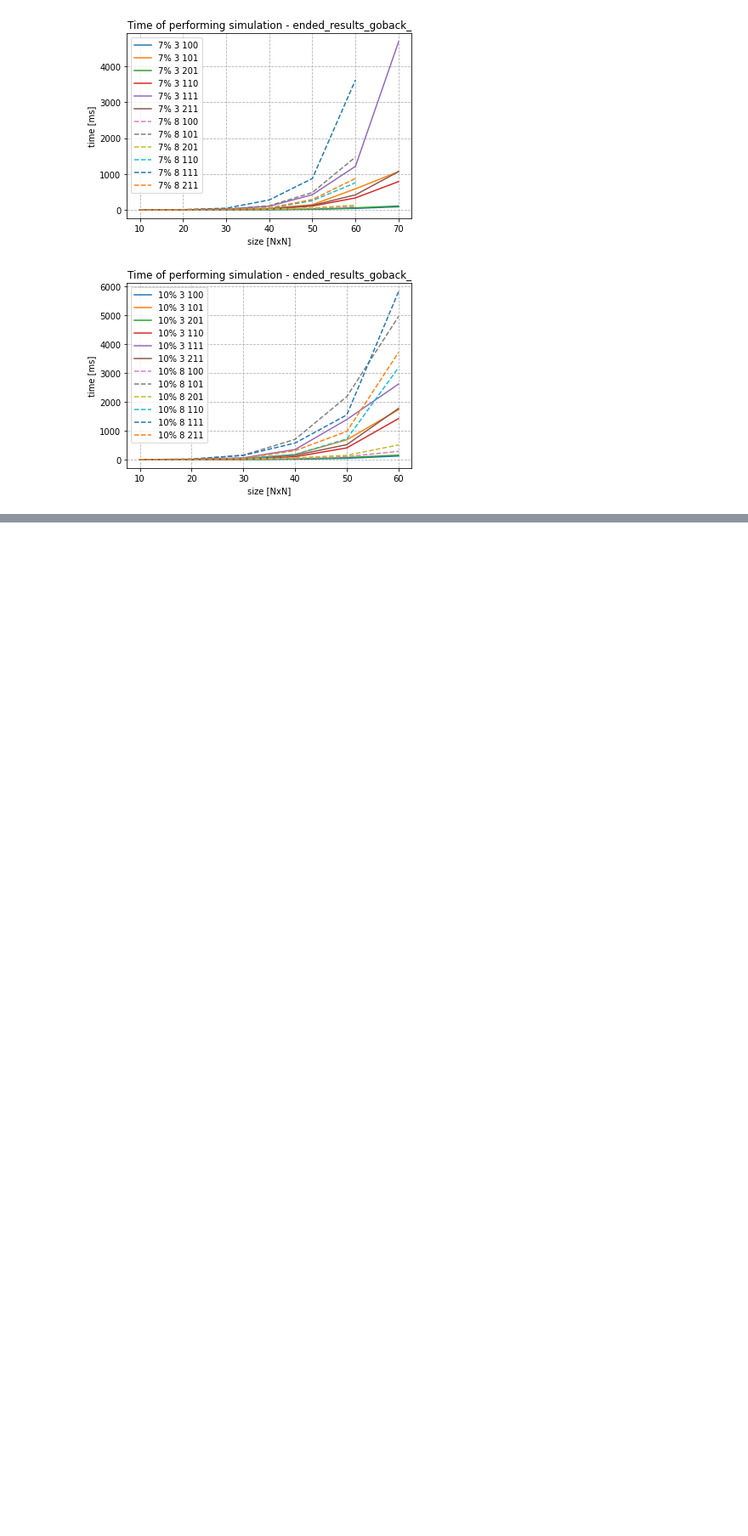
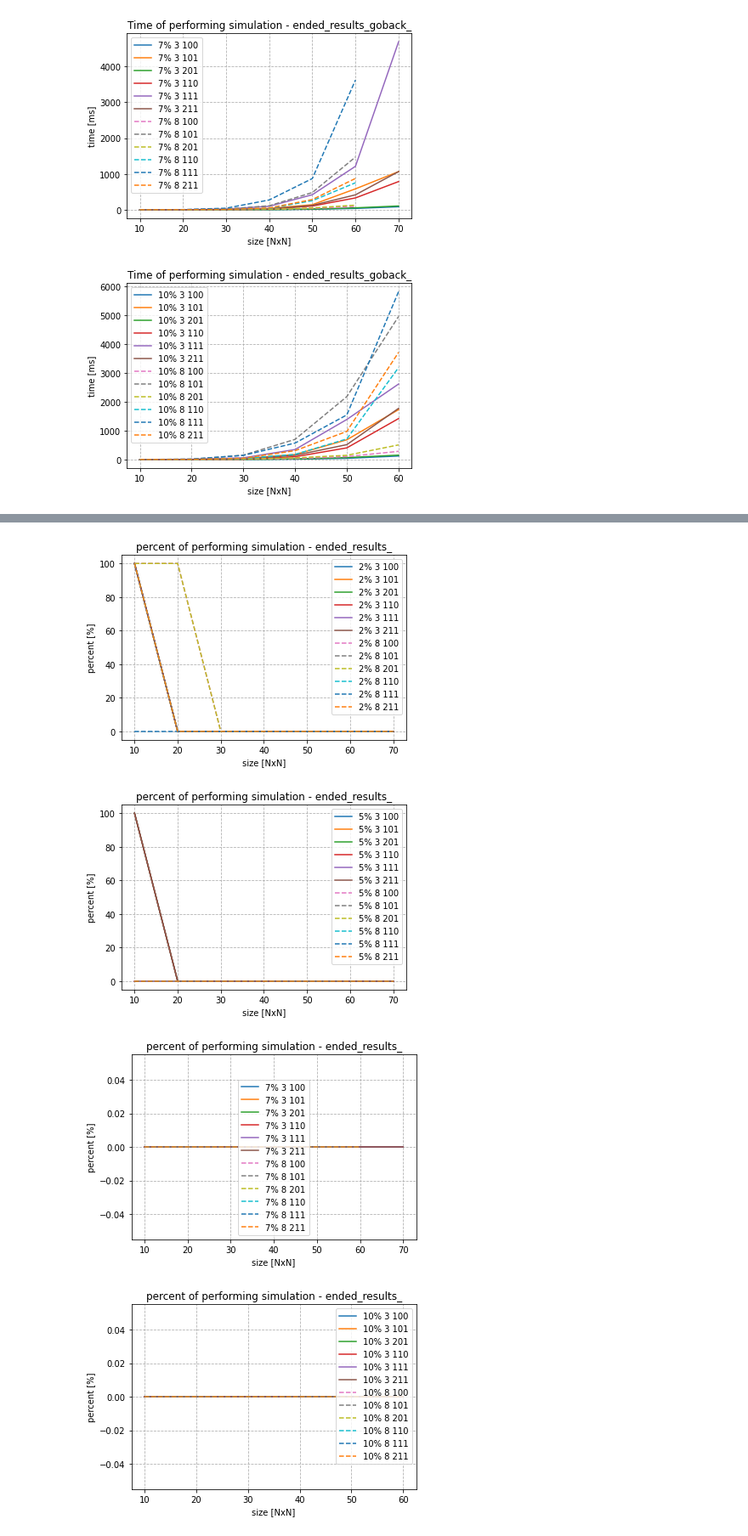
Before and after one commit to Maiiialen/Deadlock-handling-in-multi-mobile-robot-systems, a Jupyter notebook: graphs.ipynb, the cells around one changed output, grey strips where cells are left out. Shown at 85% size. Drawn from its saved outputs; the diff is of its cells as text; code cells hidden in the pictures; blank space fills up the shorter version.

Commit message:
Add more graphs

```diff
--- a/graphs.ipynb
+++ b/graphs.ipynb
@@ -210,0 +224,31 @@ for name in grid:
+# %%
+# graph percent free
+x = []
+y = []
+
+for name in free:
+    for robot in robots:
+        for point in points:
+            for option in options_free:
+                with open("finish_percent/" + str(name) + "_" + str(robot) + "_" + str(point) + "_" + str(option) + ".txt") as f:
+                    x = []
+                    y = []
+                    for line in f:
+                        data = line.split(" ")
+                        x.append(int(data[0]))
+                        y.append(float(data[1]))
+                    if int(point) == 3:
+                        plt.plot(x, y, label=str(robot) + "% " + str(point) + " " + str(option))
+                    else:
+                        plt.plot(x, y, linestyle='--', label=str(robot) + "% " + str(point) + " " + str(option))
+        plt.grid(linestyle='--')
+        plt.title("percent of performing simulation - " + name)
+        plt.xlabel("size [NxN]")
+        plt.ylabel("percent [%]")
+        plt.legend()
+        plt.show()
+# %% [output]
+[figure, added]
+[figure, added]
+[figure, added]
+[figure, added]
```
Also changed, not shown: parts of 3 cells of this notebook.
